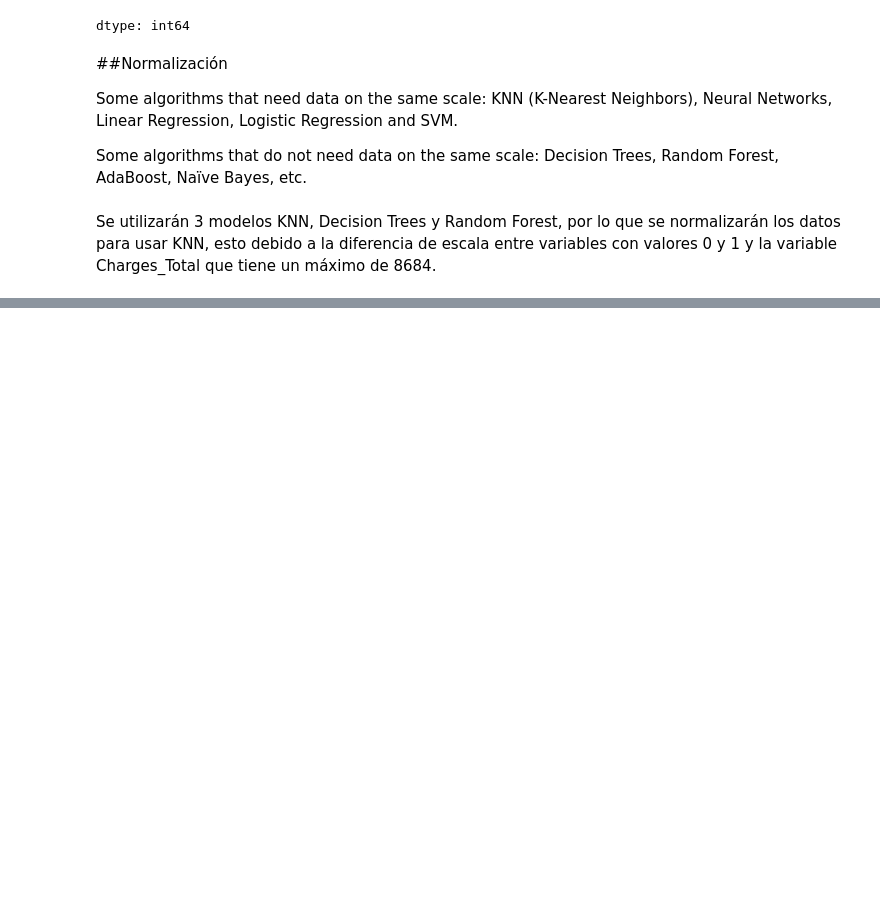
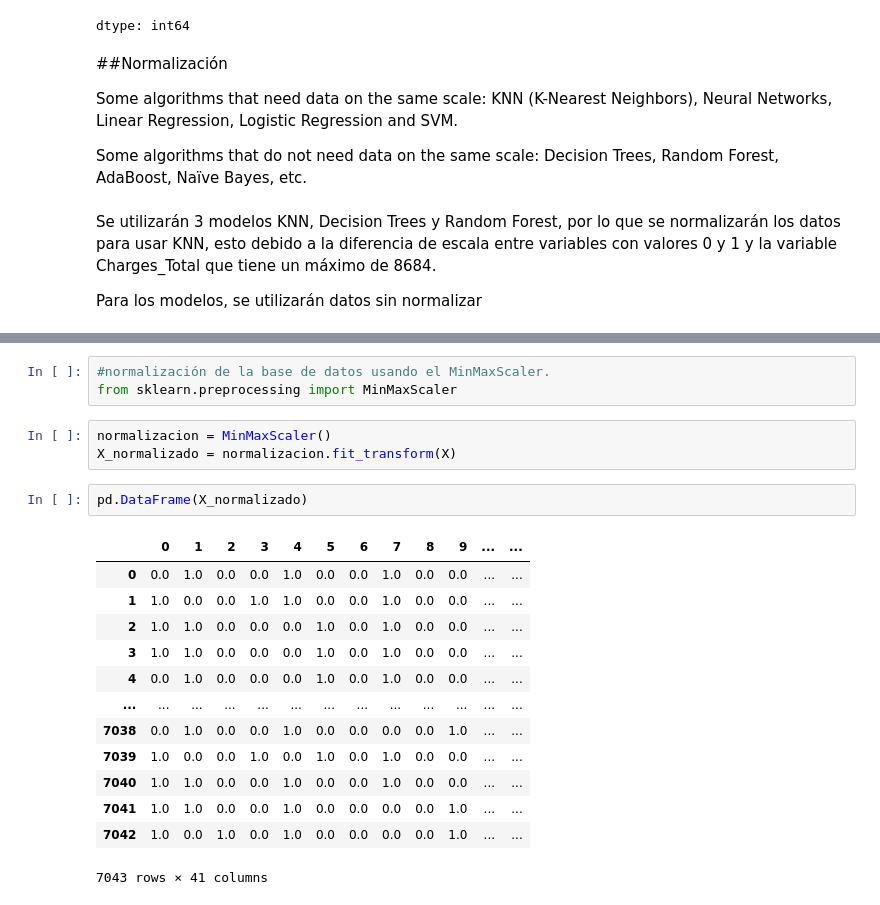
Before and after one commit to Fvargasv/Challenge-Telecom-X-Parte-2, a Jupyter notebook: Telecom_X_parte_2.ipynb, the cells around one changed output, grey strips where cells are left out. Drawn from its saved outputs; the diff is of its cells as text; blank space fills up the shorter version.

```diff
--- a/Telecom_X_parte_2.ipynb
+++ b/Telecom_X_parte_2.ipynb
@@ -241,6 +241,8 @@ Some algorithms that need data on the same scale: KNN (K-Nearest Neighbors), Neu
 Some algorithms that do not need data on the same scale: Decision Trees, Random Forest, AdaBoost, Naïve Bayes, etc.
 # %% [markdown]
 Se utilizarán 3 modelos KNN, Decision Trees y Random Forest, por lo que se normalizarán los datos para usar KNN, esto debido a la diferencia de escala entre variables con valores 0 y 1 y la variable Charges_Total que tiene un máximo de 8684.
+
+Para los modelos, se utilizarán datos sin normalizar
 # %%
 datos.describe()
 # %% [output]
@@ -253,3 +255,25 @@ datos.describe()
 | 50% | 0.000000 | 0.000000 | 0.000000 | 0.000000 | 29.000000 | ... |
 | 75% | 1.000000 | 0.000000 | 1.000000 | 1.000000 | 55.000000 | ... |
 | max | 1.000000 | 1.000000 | 1.000000 | 1.000000 | 72.000000 | ... |
+# %%
+#normalización de la base de datos usando el MinMaxScaler.
+from sklearn.preprocessing import MinMaxScaler
+# %%
+normalizacion = MinMaxScaler()
+X_normalizado = normalizacion.fit_transform(X)
+# %%
+pd.DataFrame(X_normalizado)
+# %% [output]
+|  | 0 | 1 | 2 | 3 | 4 | 5 | 6 | 7 | 8 | 9 | ... | ... |
+| 0 | 0.0 | 1.0 | 0.0 | 0.0 | 1.0 | 0.0 | 0.0 | 1.0 | 0.0 | 0.0 | ... | ... |
+| 1 | 1.0 | 0.0 | 0.0 | 1.0 | 1.0 | 0.0 | 0.0 | 1.0 | 0.0 | 0.0 | ... | ... |
+| 2 | 1.0 | 1.0 | 0.0 | 0.0 | 0.0 | 1.0 | 0.0 | 1.0 | 0.0 | 0.0 | ... | ... |
+| 3 | 1.0 | 1.0 | 0.0 | 0.0 | 0.0 | 1.0 | 0.0 | 1.0 | 0.0 | 0.0 | ... | ... |
+| 4 | 0.0 | 1.0 | 0.0 | 0.0 | 0.0 | 1.0 | 0.0 | 1.0 | 0.0 | 0.0 | ... | ... |
+| ... | ... | ... | ... | ... | ... | ... | ... | ... | ... | ... | ... | ... |
+| 7038 | 0.0 | 1.0 | 0.0 | 0.0 | 1.0 | 0.0 | 0.0 | 0.0 | 0.0 | 1.0 | ... | ... |
+| 7039 | 1.0 | 0.0 | 0.0 | 1.0 | 0.0 | 1.0 | 0.0 | 1.0 | 0.0 | 0.0 | ... | ... |
+| 7040 | 1.0 | 1.0 | 0.0 | 0.0 | 1.0 | 0.0 | 0.0 | 1.0 | 0.0 | 0.0 | ... | ... |
+| 7041 | 1.0 | 1.0 | 0.0 | 0.0 | 1.0 | 0.0 | 0.0 | 0.0 | 0.0 | 1.0 | ... | ... |
+| 7042 | 1.0 | 0.0 | 1.0 | 0.0 | 1.0 | 0.0 | 0.0 | 0.0 | 0.0 | 1.0 | ... | ... |
+7043 rows × 41 columns
```
